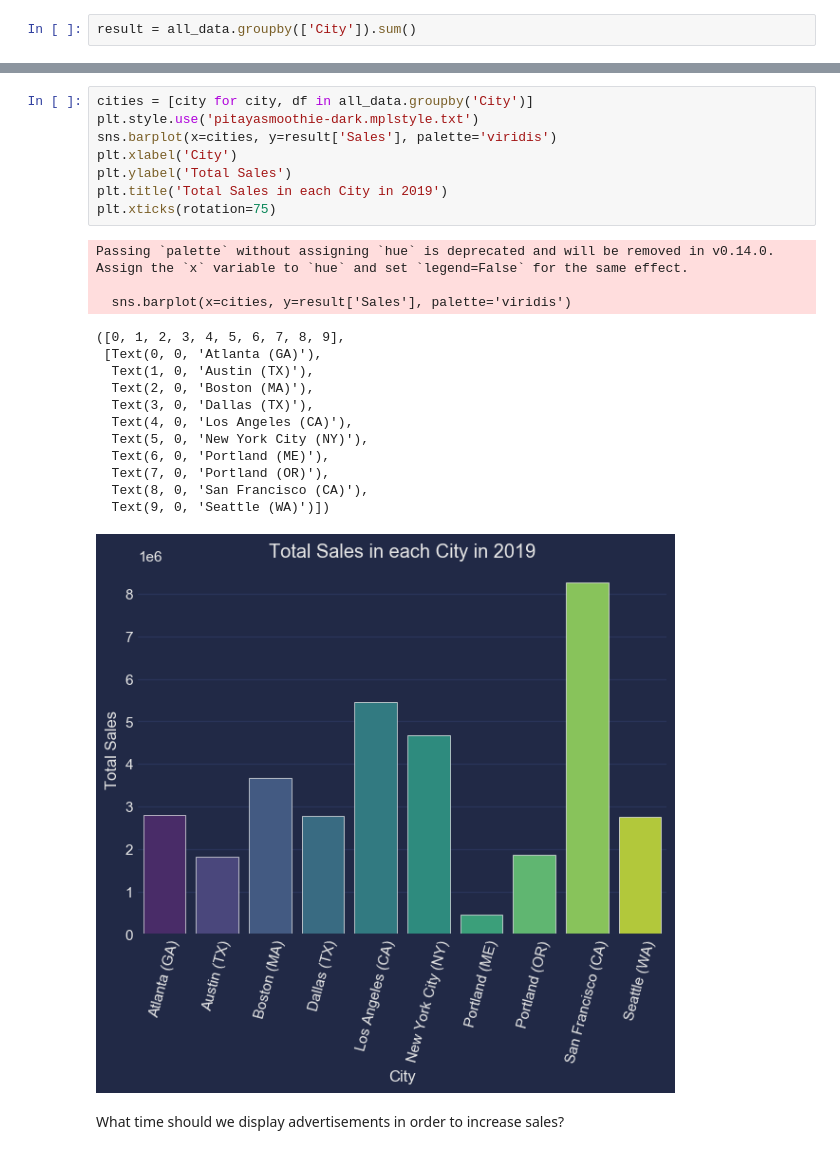
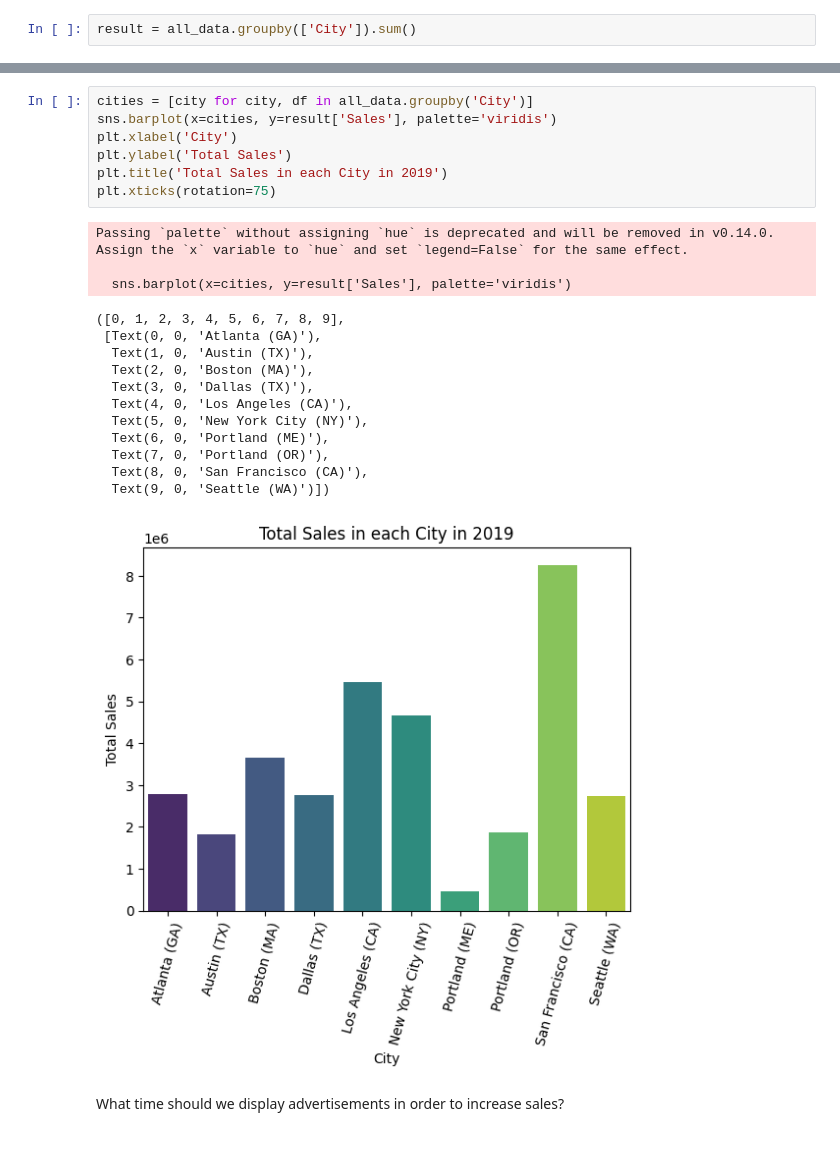
Before and after one commit to shrymhty/Sales-Analysis, a Jupyter notebook: analysis.ipynb, the cells around one changed output, grey strips where cells are left out. Drawn from its saved outputs; the diff is of its cells as text.

```diff
--- a/analysis.ipynb
+++ b/analysis.ipynb
@@ -285,28 +285,27 @@ result
 | Seattle (WA) | 176563176568176588176612176624176... | Bose SoundSport HeadphonesLightni... | 16553.0 | 2733296.01 | 668 Center St, Seattle, WA 981014... | 04/02/1904/15/1904/02/1904/04/190... | 07:4612:1804:0019:4810:4419:3511:... | 104941 | 2747755.48 | ... |
 # %%
 cities = [city for city, df in all_data.groupby('City')]
-plt.style.use('pitayasmoothie-dark.mplstyle.txt')
 sns.barplot(x=cities, y=result['Sales'], palette='viridis')
 plt.xlabel('City')
 plt.ylabel('Total Sales')
 plt.title('Total Sales in each City in 2019')
 plt.xticks(rotation=75)
 # %% [output]
 Passing `palette` without assigning `hue` is deprecated and will be removed in v0.14.0. Assign the `x` variable to `hue` and set `legend=False` for the same effect.
 
   sns.barplot(x=cities, y=result['Sales'], palette='viridis')
 ([0, 1, 2, 3, 4, 5, 6, 7, 8, 9],
  [Text(0, 0, 'Atlanta (GA)'),
   Text(1, 0, 'Austin (TX)'),
   Text(2, 0, 'Boston (MA)'),
   Text(3, 0, 'Dallas (TX)'),
   Text(4, 0, 'Los Angeles (CA)'),
   Text(5, 0, 'New York City (NY)'),
   Text(6, 0, 'Portland (ME)'),
   Text(7, 0, 'Portland (OR)'),
   Text(8, 0, 'San Francisco (CA)'),
   Text(9, 0, 'Seattle (WA)')])
-[figure, old version]
+[figure, new version]
 # %% [markdown]
 What time should we display advertisements in order to increase sales?
 # %%
```
Also changed, not shown: parts of 13 cells of this notebook.
